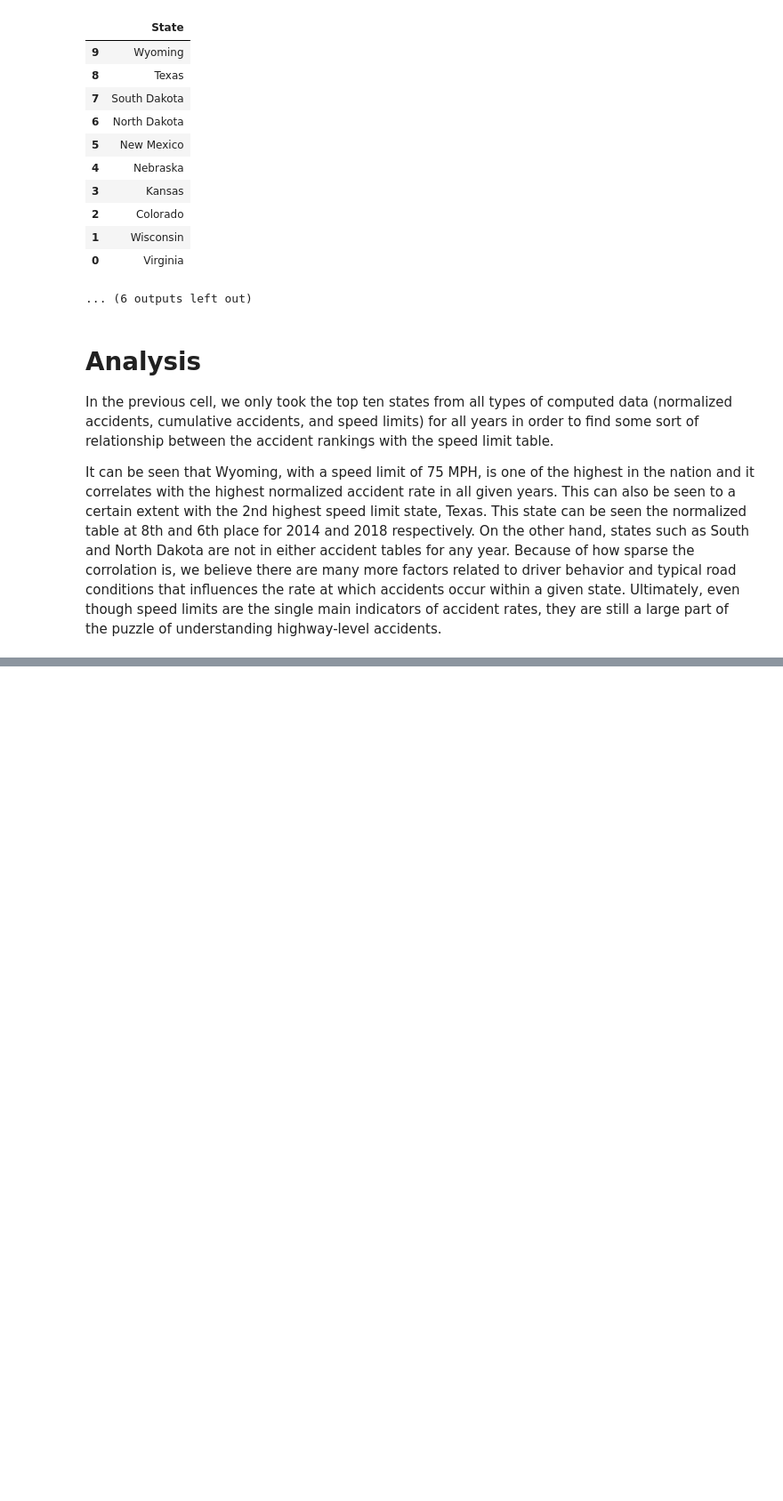
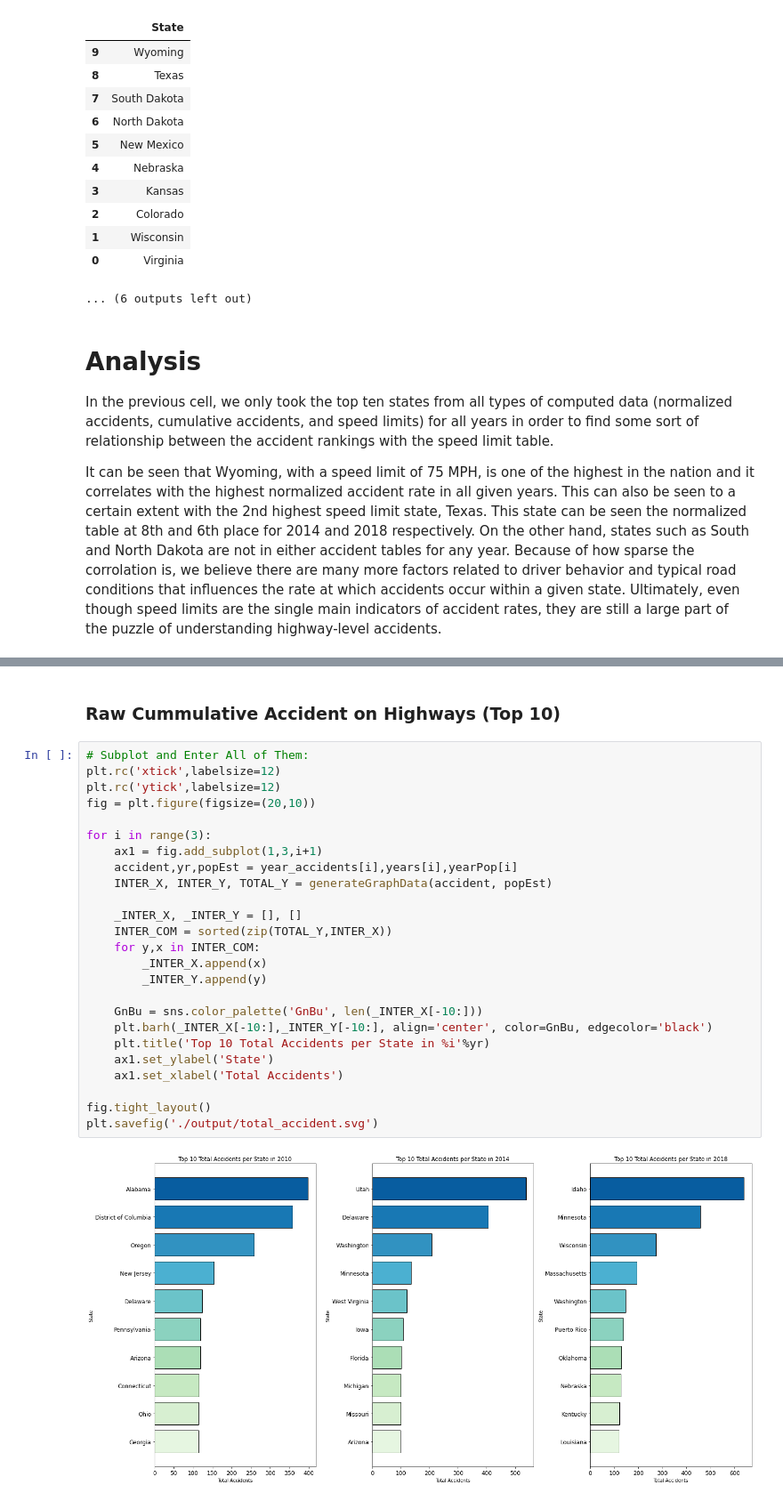
Before and after one commit to fdac20/MedicalBenchmarks, a Jupyter notebook: multiyear_analysis.ipynb, the cells around one changed output, grey strips where cells are left out. Shown at 89% size. Cells and saved outputs as stored; diff of their text form; blank space fills up the shorter version.

Commit message:
added appendix for final repot

```diff
--- a/multiyear_analysis.ipynb
+++ b/multiyear_analysis.ipynb
@@ -470,0 +454,29 @@ It can be seen that Wyoming, with a speed limit of 75 MPH, is one of the highest
+# %% [markdown]
+### Raw Cummulative Accident on Highways (Top 10)
+# %%
+# Subplot and Enter All of Them:
+plt.rc('xtick',labelsize=12)
+plt.rc('ytick',labelsize=12)
+fig = plt.figure(figsize=(20,10))
+
+for i in range(3):
+    ax1 = fig.add_subplot(1,3,i+1)
+    accident,yr,popEst = year_accidents[i],years[i],yearPop[i]
+    INTER_X, INTER_Y, TOTAL_Y = generateGraphData(accident, popEst)
+
+    _INTER_X, _INTER_Y = [], []
+    INTER_COM = sorted(zip(TOTAL_Y,INTER_X))
+    for y,x in INTER_COM:
+        _INTER_X.append(x)
+        _INTER_Y.append(y)
+
+    GnBu = sns.color_palette('GnBu', len(_INTER_X[-10:]))
+    plt.barh(_INTER_X[-10:],_INTER_Y[-10:], align='center', color=GnBu, edgecolor='black')
+    plt.title('Top 10 Total Accidents per State in %i'%yr)
+    ax1.set_ylabel('State')
+    ax1.set_xlabel('Total Accidents')
+
+fig.tight_layout()
+plt.savefig('./output/total_accident.svg')
+# %% [output]
+[figure, added]
```
Also changed, not shown: parts of 8 cells of this notebook, 3 other files.
